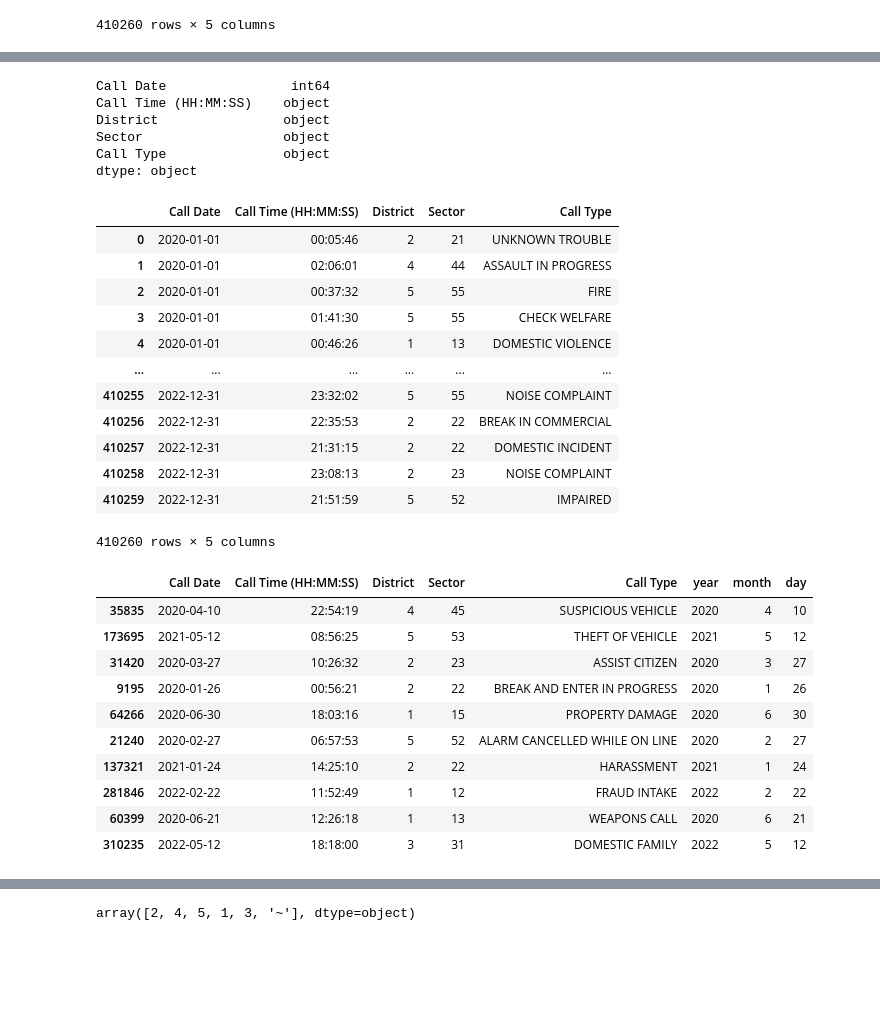
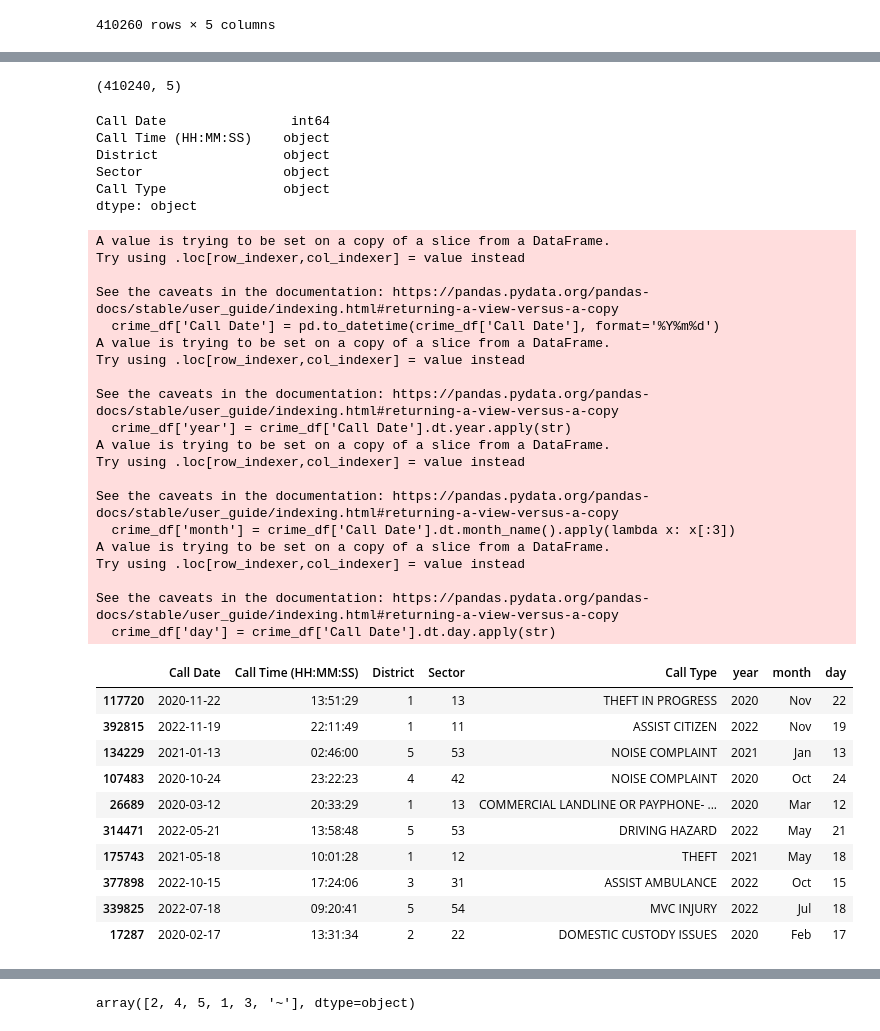
Before and after one commit to 10ken/staffing_crime_rate, a Jupyter notebook: crime_eda_qa.ipynb, the cells around one changed output, grey strips where cells are left out. Cells and saved outputs as stored; diff of their text form; code cells hidden in the pictures; blank space fills up the shorter version.

Commit message:
district 4 and other trends

```diff
--- a/crime_eda_qa.ipynb
+++ b/crime_eda_qa.ipynb
@@ -46,3 +83,9 @@ crime_df
+# %%
+# drop 20 rows of NaNs
+crime_df = crime_df.dropna(axis=0)
+crime_df.shape
+# %% [output]
+(410240, 5)
 # %%
 crime_df.dtypes
 # %% [output]
@@ -52,37 +95,41 @@ District                object
 Sector                  object
 Call Type               object
 dtype: object
-# %%
-crime_df['Call Date'] = pd.to_datetime(crime_df['Call Date'], format='%Y%m%d')
-crime_df
-# %% [output]
-|  | Call Date | Call Time (HH:MM:SS) | District | Sector | Call Type |
-| 0 | 2020-01-01 | 00:05:46 | 2 | 21 | UNKNOWN TROUBLE |
-| 1 | 2020-01-01 | 02:06:01 | 4 | 44 | ASSAULT IN PROGRESS |
-| 2 | 2020-01-01 | 00:37:32 | 5 | 55 | FIRE |
-| 3 | 2020-01-01 | 01:41:30 | 5 | 55 | CHECK WELFARE |
-| 4 | 2020-01-01 | 00:46:26 | 1 | 13 | DOMESTIC VIOLENCE |
-| ... | ... | ... | ... | ... | ... |
-| 410255 | 2022-12-31 | 23:32:02 | 5 | 55 | NOISE COMPLAINT |
-| 410256 | 2022-12-31 | 22:35:53 | 2 | 22 | BREAK IN COMMERCIAL |
-| 410257 | 2022-12-31 | 21:31:15 | 2 | 22 | DOMESTIC INCIDENT |
-| 410258 | 2022-12-31 | 23:08:13 | 2 | 23 | NOISE COMPLAINT |
-| 410259 | 2022-12-31 | 21:51:59 | 5 | 52 | IMPAIRED |
-410260 rows × 5 columns
 # %%
-crime_df['year'] = crime_df['Call Date'].dt.year
-crime_df['month'] = crime_df['Call Date'].dt.month
-crime_df['day'] = crime_df['Call Date'].dt.day
+crime_df['Call Date'] = pd.to_datetime(crime_df['Call Date'], format='%Y%m%d')
+crime_df['year'] = crime_df['Call Date'].dt.year.apply(str)
+crime_df['month'] = crime_df['Call Date'].dt.month_name().apply(lambda x: x[:3])
+crime_df['day'] = crime_df['Call Date'].dt.day.apply(str)
 crime_df.sample(10)
 # %% [output]
+A value is trying to be set on a copy of a slice from a DataFrame.
+Try using .loc[row_indexer,col_indexer] = value instead
+
+See the caveats in the documentation: https://pandas.pydata.org/pandas-docs/stable/user_guide/indexing.html#returning-a-view-versus-a-copy
+  crime_df['Call Date'] = pd.to_datetime(crime_df['Call Date'], format='%Y%m%d')
+A value is trying to be set on a copy of a slice from a DataFrame.
+Try using .loc[row_indexer,col_indexer] = value instead
+
+See the caveats in the documentation: https://pandas.pydata.org/pandas-docs/stable/user_guide/indexing.html#returning-a-view-versus-a-copy
+  crime_df['year'] = crime_df['Call Date'].dt.year.apply(str)
+A value is trying to be set on a copy of a slice from a DataFrame.
+Try using .loc[row_indexer,col_indexer] = value instead
+
+See the caveats in the documentation: https://pandas.pydata.org/pandas-docs/stable/user_guide/indexing.html#returning-a-view-versus-a-copy
+  crime_df['month'] = crime_df['Call Date'].dt.month_name().apply(lambda x: x[:3])
+A value is trying to be set on a copy of a slice from a DataFrame.
+Try using .loc[row_indexer,col_indexer] = value instead
+
+See the caveats in the documentation: https://pandas.pydata.org/pandas-docs/stable/user_guide/indexing.html#returning-a-view-versus-a-copy
+  crime_df['day'] = crime_df['Call Date'].dt.day.apply(str)
 |  | Call Date | Call Time (HH:MM:SS) | District | Sector | Call Type | year | month | day |
-| 35835 | 2020-04-10 | 22:54:19 | 4 | 45 | SUSPICIOUS VEHICLE | 2020 | 4 | 10 |
-| 173695 | 2021-05-12 | 08:56:25 | 5 | 53 | THEFT OF VEHICLE | 2021 | 5 | 12 |
-| 31420 | 2020-03-27 | 10:26:32 | 2 | 23 | ASSIST CITIZEN | 2020 | 3 | 27 |
-| 9195 | 2020-01-26 | 00:56:21 | 2 | 22 | BREAK AND ENTER IN PROGRESS | 2020 | 1 | 26 |
-| 64266 | 2020-06-30 | 18:03:16 | 1 | 15 | PROPERTY DAMAGE | 2020 | 6 | 30 |
-| 21240 | 2020-02-27 | 06:57:53 | 5 | 52 | ALARM CANCELLED WHILE ON LINE | 2020 | 2 | 27 |
-| 137321 | 2021-01-24 | 14:25:10 | 2 | 22 | HARASSMENT | 2021 | 1 | 24 |
-| 281846 | 2022-02-22 | 11:52:49 | 1 | 12 | FRAUD INTAKE | 2022 | 2 | 22 |
-| 60399 | 2020-06-21 | 12:26:18 | 1 | 13 | WEAPONS CALL | 2020 | 6 | 21 |
-| 310235 | 2022-05-12 | 18:18:00 | 3 | 31 | DOMESTIC FAMILY | 2022 | 5 | 12 |
+| 117720 | 2020-11-22 | 13:51:29 | 1 | 13 | THEFT IN PROGRESS | 2020 | Nov | 22 |
+| 392815 | 2022-11-19 | 22:11:49 | 1 | 11 | ASSIST CITIZEN | 2022 | Nov | 19 |
+| 134229 | 2021-01-13 | 02:46:00 | 5 | 53 | NOISE COMPLAINT | 2021 | Jan | 13 |
+| 107483 | 2020-10-24 | 23:22:23 | 4 | 42 | NOISE COMPLAINT | 2020 | Oct | 24 |
+| 26689 | 2020-03-12 | 20:33:29 | 1 | 13 | COMMERCIAL LANDLINE OR PAYPHONE- ... | 2020 | Mar | 12 |
+| 314471 | 2022-05-21 | 13:58:48 | 5 | 53 | DRIVING HAZARD | 2022 | May | 21 |
+| 175743 | 2021-05-18 | 10:01:28 | 1 | 12 | THEFT | 2021 | May | 18 |
+| 377898 | 2022-10-15 | 17:24:06 | 3 | 31 | ASSIST AMBULANCE | 2022 | Oct | 15 |
+| 339825 | 2022-07-18 | 09:20:41 | 5 | 54 | MVC INJURY | 2022 | Jul | 18 |
+| 17287 | 2020-02-17 | 13:31:34 | 2 | 22 | DOMESTIC CUSTODY ISSUES | 2020 | Feb | 17 |
```
Also changed, not shown: parts of 57 cells of this notebook.
